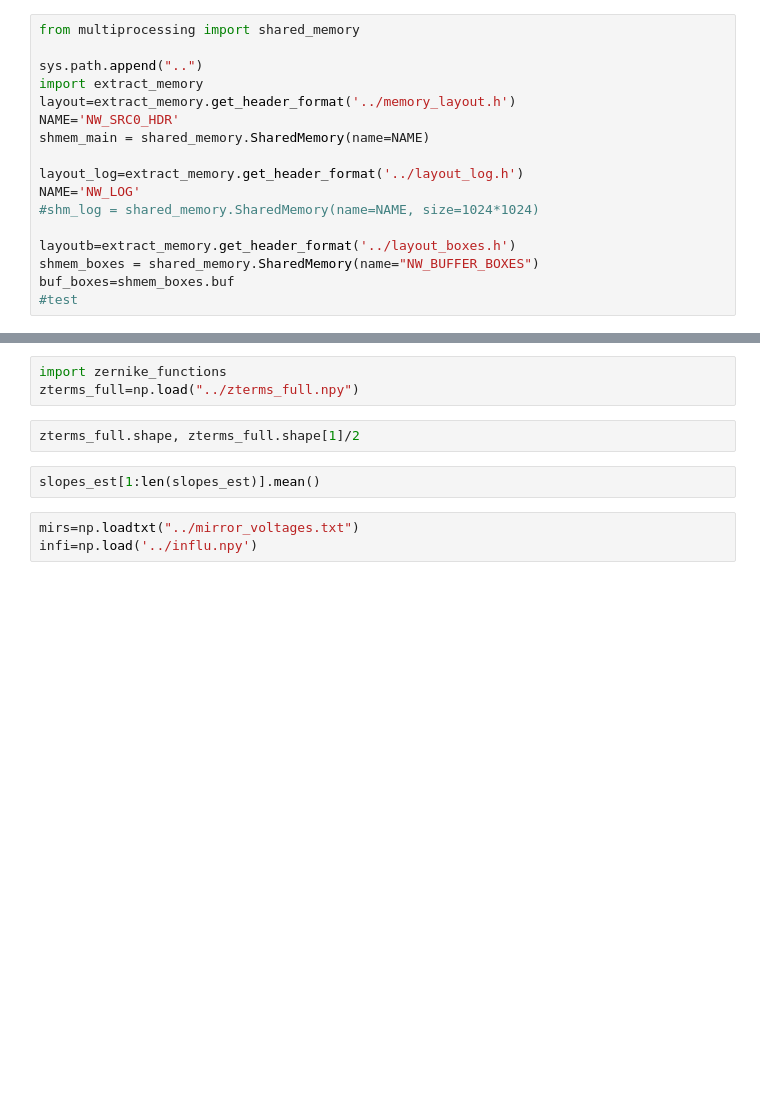
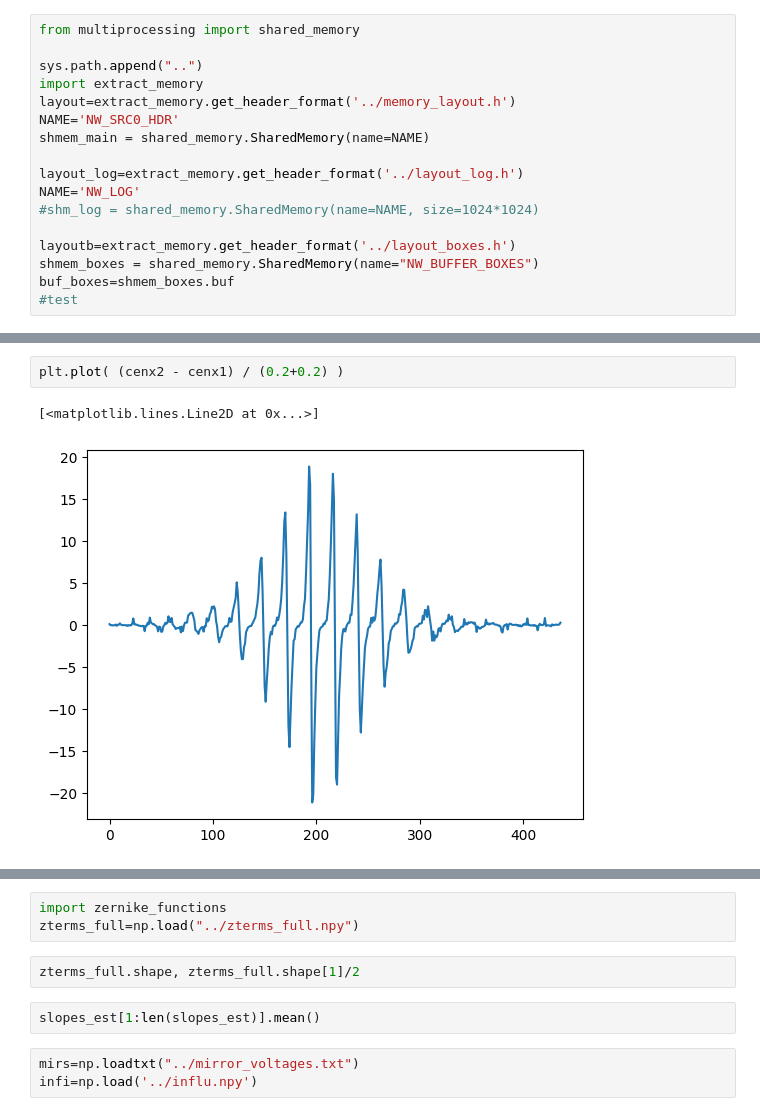
Before and after one commit to YoonOpticsLab/nextwave, a Jupyter notebook: dev/shmem_zernikes.ipynb, the cells around one changed output, grey strips where cells are left out. Cells and saved outputs as stored; diff of their text form; blank space fills up the shorter version.

```diff
--- a/dev/shmem_zernikes.ipynb
+++ b/dev/shmem_zernikes.ipynb
@@ -75,0 +101,5 @@ cd c:\code\nextwave\dev
+# %%
+plt.plot( (cenx2 - cenx1) / (0.2+0.2) )
+# %% [output]
+[<matplotlib.lines.Line2D at 0x...>]
+[figure, added]
```
Also changed, not shown: parts of 26 cells of this notebook, 1 other file.
